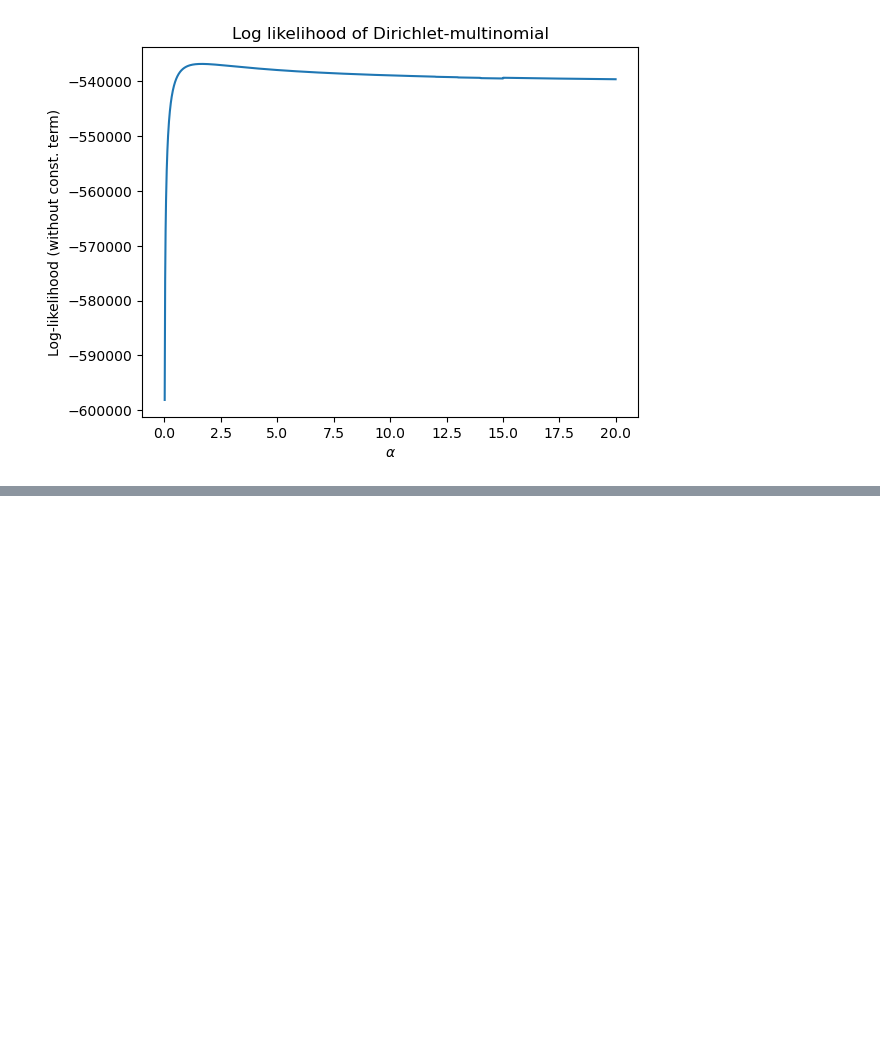
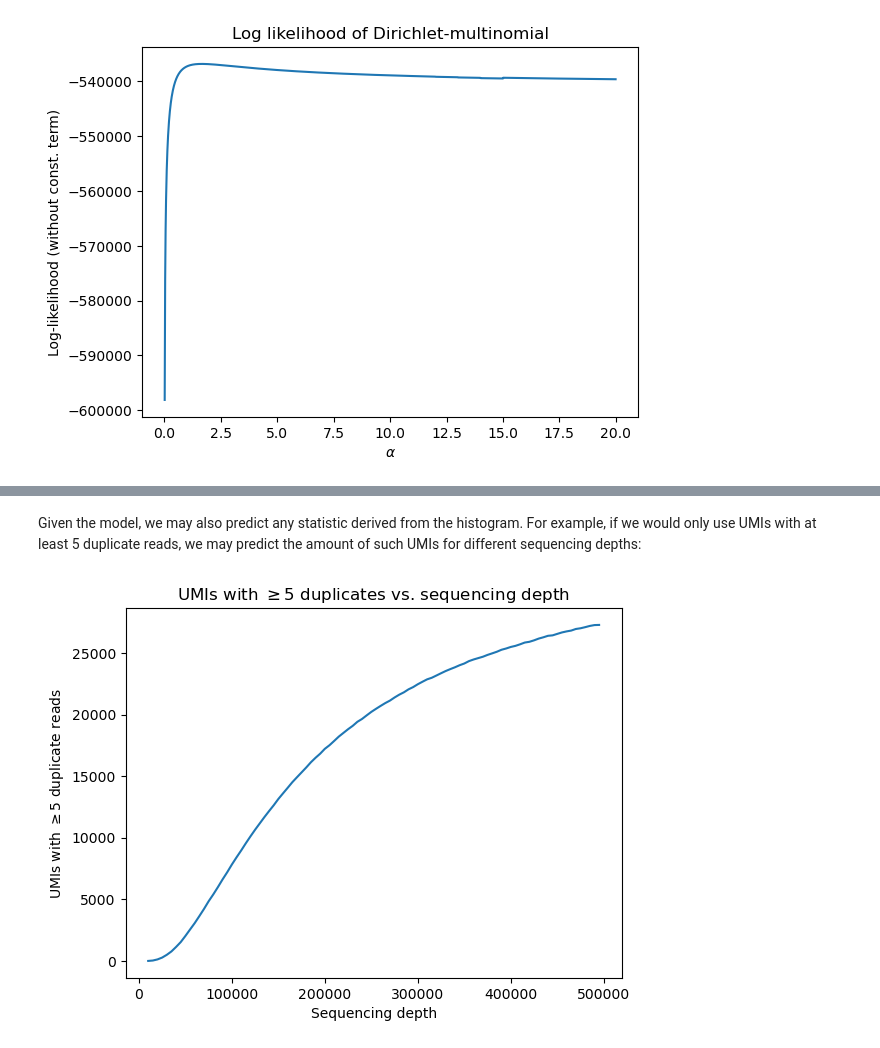
Before and after one commit to jkoubele/phd-stuff, a Jupyter notebook: 02_power_analysis/Usable_UMIs_amount_estimation.ipynb, the cells around one changed output, grey strips where cells are left out. Saved outputs shown, nothing was run; the diff lists cells and outputs as text; code cells hidden in the pictures; blank space fills up the shorter version.

```diff
--- a/02_power_analysis/Usable_UMIs_amount_estimation.ipynb
+++ b/02_power_analysis/Usable_UMIs_amount_estimation.ipynb
@@ -236,0 +292,17 @@ best_alpha=1.6500000000000001
+# %% [markdown]
+Given the model, we may also predict any statistic derived from the histogram. For example, if we would only use UMIs with at least 5 duplicate reads, we may predict the amount of such UMIs for different sequencing depths:
+# %%
+depths = np.arange(10_000, 500_000, 5000)
+umis_with_enough_duplicates = []
+for n in tqdm(depths, desc='Estimating UMIs with enough duplicates'):
+    estimated_histogram = estimate_duplicate_histogram(n)
+    umis_with_enough_duplicates.append(sum([value for key, value in estimated_histogram.items() if key >= 5]))
+
+plt.plot(depths, umis_with_enough_duplicates)
+plt.xlabel('Sequencing depth')
+plt.ylabel(r'UMIs with $\geq 5$ duplicate reads')
+plt.title(r'UMIs with $\geq 5$ duplicates vs. sequencing depth')
+plt.savefig('umis_with_enough_duplicates_vs_depth.png')
+plt.show()
+# %% [output]
+[figure, added]
```
Also changed, not shown: parts of 14 cells of this notebook.
